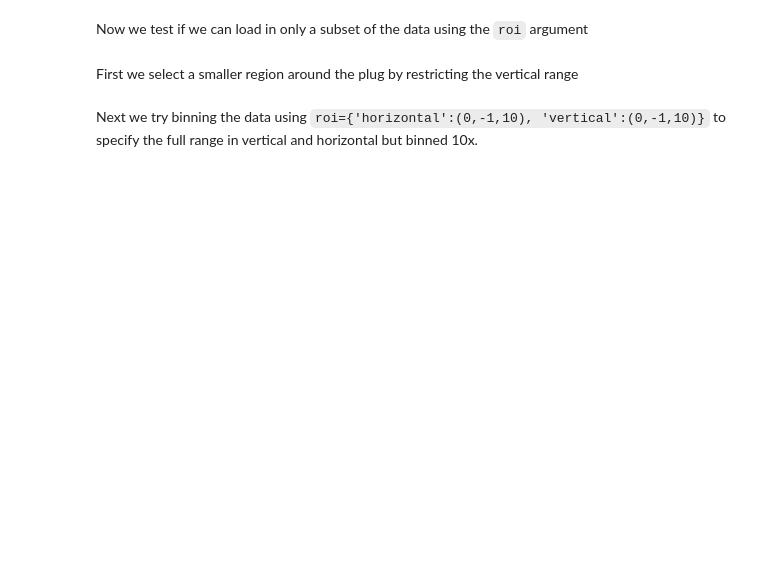
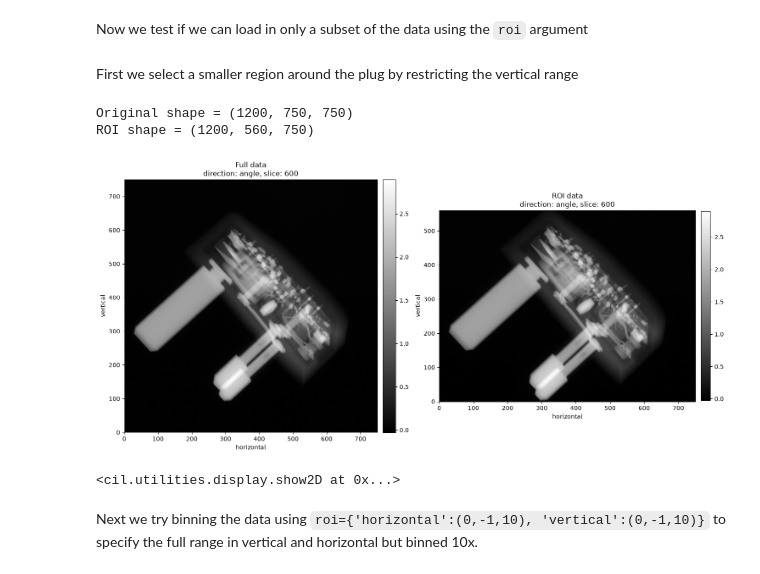
Before and after one commit to TomographicImaging/CIL-Reader-Showcase, a Jupyter notebook: 005_WaygateReader_Plug.ipynb, the cells around one changed output. Saved outputs shown, nothing was run; the diff lists cells and outputs as text; code cells hidden in the pictures; blank space fills up the shorter version.

```diff
--- a/005_WaygateReader_Plug.ipynb
+++ b/005_WaygateReader_Plug.ipynb
@@ -105,9 +186,14 @@ First we select a smaller region around the plug by restricting the vertical ran
 # %%
 data_roi = WaygateDataReader(filename, roi={'vertical':(90, 650)}).read()
 data_roi = TransmissionAbsorptionConverter()(data_roi)
 print(f'Original shape = {data.shape}')
 print(f'ROI shape = {data_roi.shape}')
-show2D([data_norm, data_roi])
+show2D([data_norm, data_roi], title=['Full data', 'ROI data'])
+# %% [output]
+Original shape = (1200, 750, 750)
+ROI shape = (1200, 560, 750)
+[figure, added]
+<cil.utilities.display.show2D at 0x...>
 # %% [markdown]
 Next we try binning the data using `roi={'horizontal':(0,-1,10), 'vertical':(0,-1,10)}` to specify the full range in vertical and horizontal but binned 10x.
 # %%
```
Also changed, not shown: parts of 18 cells of this notebook, 4 other files.
